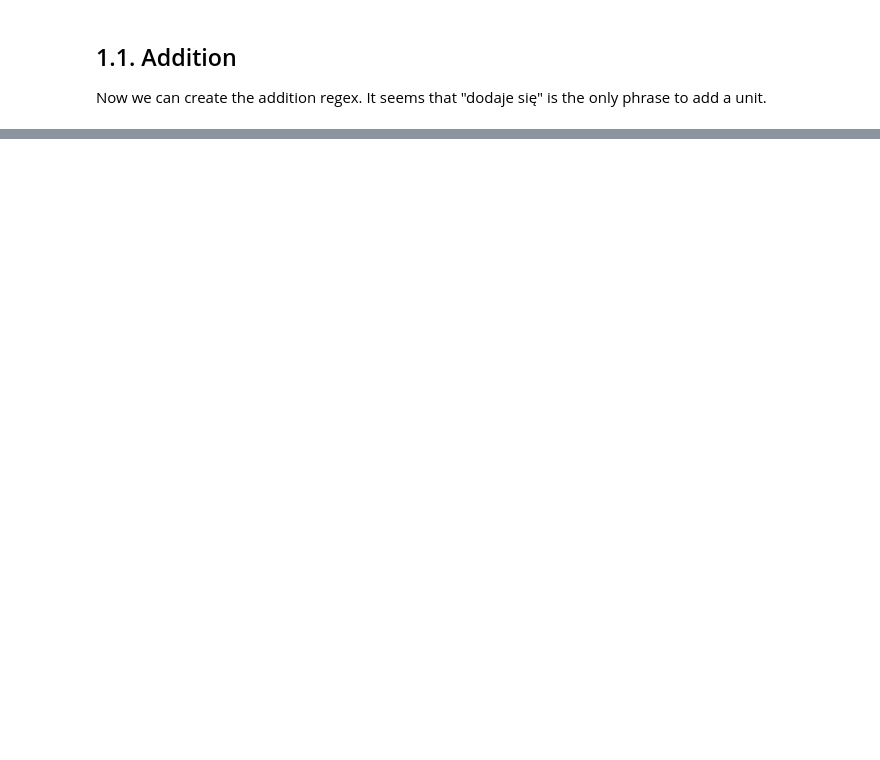
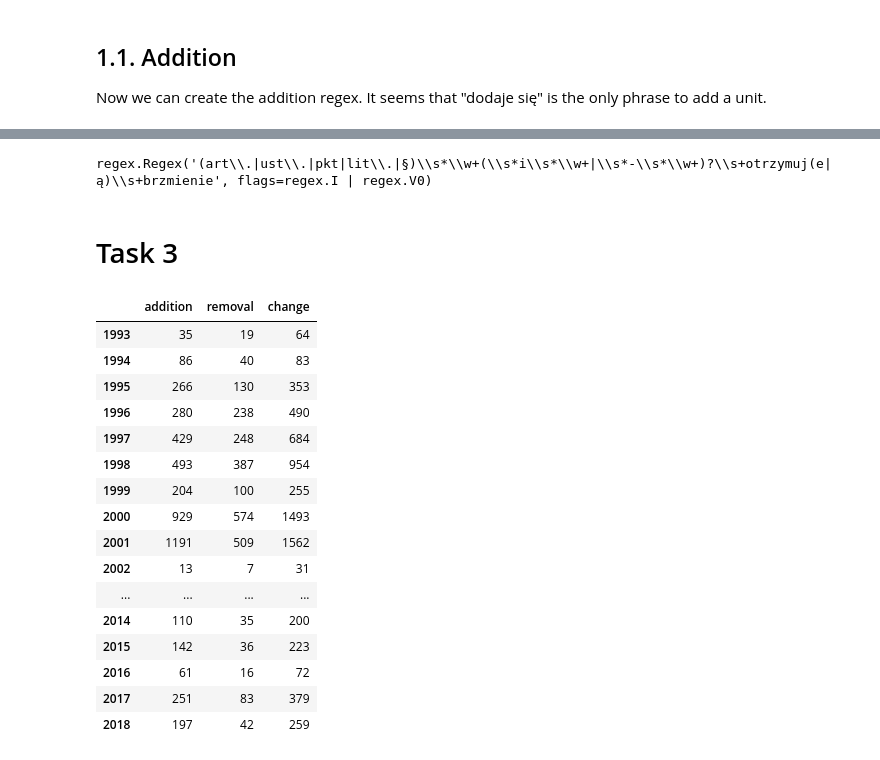
Before and after one commit to MatiXOfficial/natural-language-processing, a Jupyter notebook: lab1/lab1.ipynb, the cells around one changed output, grey strips where cells are left out. Cells and saved outputs as stored; diff of their text form; code cells hidden in the pictures; blank space fills up the shorter version.

```diff
--- a/lab1/lab1.ipynb
+++ b/lab1/lab1.ipynb
@@ -89,0 +102,6 @@ addition_dict = count_by_year(addition_pattern)
+# %%
+removal_pattern_1 = r'(skreśla|uchyla)\s+się\s+' + unit_regex
+removal_pattern_2 = unit_regex + r'\s+(skreśla|uchyla)\s+się'
+
+removal_pattern = re.compile(removal_pattern_1 + '|' + removal_pattern_2, re.IGNORECASE)
+removal_pattern
@@ -89,0 +110,3 @@ addition_dict = count_by_year(addition_pattern)
+# %%
+removal_dict = count_by_year(removal_pattern)
+# removal_dict
@@ -89,0 +117,5 @@ addition_dict = count_by_year(addition_pattern)
+# %%
+change_pattern = re.compile(unit_regex + r'\s+otrzymuj(e|ą)\s+brzmienie', re.IGNORECASE)
+change_pattern
+# %% [output]
+regex.Regex('(art\\.|ust\\.|pkt|lit\\.|§)\\s*\\w+(\\s*i\\s*\\w+|\\s*-\\s*\\w+)?\\s+otrzymuj(e|ą)\\s+brzmienie', flags=regex.I | regex.V0)
@@ -89,0 +125,23 @@ addition_dict = count_by_year(addition_pattern)
+# %% [markdown]
+# Task 3
+# %%
+amendments_df = pd.DataFrame(zip(addition_dict.values(), removal_dict.values(), change_dict.values()), index=dataset_years, columns=['addition', 'removal', 'change'])
+amendments_df
+# %% [output]
+|  | addition | removal | change |
+| 1993 | 35 | 19 | 64 |
+| 1994 | 86 | 40 | 83 |
+| 1995 | 266 | 130 | 353 |
+| 1996 | 280 | 238 | 490 |
+| 1997 | 429 | 248 | 684 |
+| 1998 | 493 | 387 | 954 |
+| 1999 | 204 | 100 | 255 |
+| 2000 | 929 | 574 | 1493 |
+| 2001 | 1191 | 509 | 1562 |
+| 2002 | 13 | 7 | 31 |
+| ... | ... | ... | ... |
+| 2014 | 110 | 35 | 200 |
+| 2015 | 142 | 36 | 223 |
+| 2016 | 61 | 16 | 72 |
+| 2017 | 251 | 83 | 379 |
+| 2018 | 197 | 42 | 259 |
```
Also changed, not shown: parts of 34 cells of this notebook.
